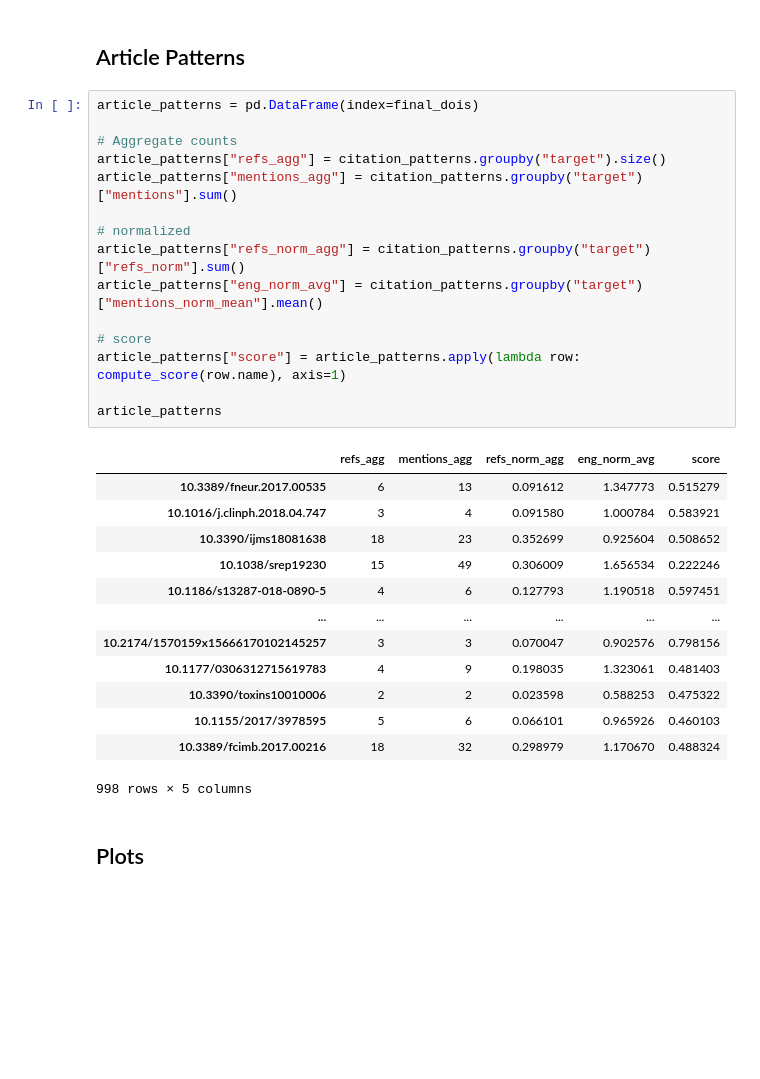
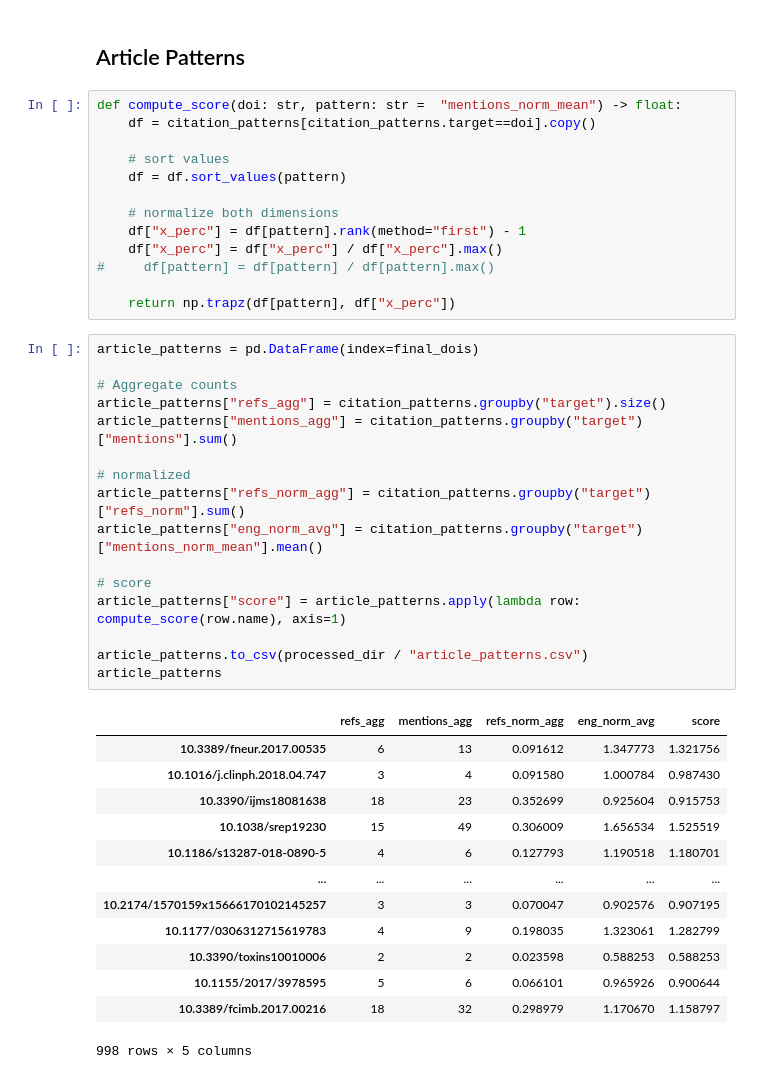
Before and after one commit to Bubblbu/citation-provenance-paper, a Jupyter notebook: notebooks/process_scite.ipynb, the cells around one changed output. Saved outputs shown, nothing was run; the diff lists cells and outputs as text; blank space fills up the shorter version.

```diff
--- a/notebooks/process_scite.ipynb
+++ b/notebooks/process_scite.ipynb
@@ -248,34 +229,46 @@ citation_patterns
 10912 rows × 8 columns
 # %% [markdown]
 ## Article Patterns
+# %%
+def compute_score(doi: str, pattern: str =  "mentions_norm_mean") -> float:
+    df = citation_patterns[citation_patterns.target==doi].copy()
+
+    # sort values
+    df = df.sort_values(pattern)
+
+    # normalize both dimensions
+    df["x_perc"] = df[pattern].rank(method="first") - 1
+    df["x_perc"] = df["x_perc"] / df["x_perc"].max()
+#     df[pattern] = df[pattern] / df[pattern].max()
+
+    return np.trapz(df[pattern], df["x_perc"])
 # %%
 article_patterns = pd.DataFrame(index=final_dois)
 
 # Aggregate counts
 article_patterns["refs_agg"] = citation_patterns.groupby("target").size()
 article_patterns["mentions_agg"] = citation_patterns.groupby("target")["mentions"].sum()
 
 # normalized
 article_patterns["refs_norm_agg"] = citation_patterns.groupby("target")["refs_norm"].sum()
 article_patterns["eng_norm_avg"] = citation_patterns.groupby("target")["mentions_norm_mean"].mean()
 
 # score
 article_patterns["score"] = article_patterns.apply(lambda row: compute_score(row.name), axis=1)
 
+article_patterns.to_csv(processed_dir / "article_patterns.csv")
 article_patterns
 # %% [output]
 |  | refs_agg | mentions_agg | refs_norm_agg | eng_norm_avg | score |
-| 10.3389/fneur.2017.00535 | 6 | 13 | 0.091612 | 1.347773 | 0.515279 |
-| 10.1016/j.clinph.2018.04.747 | 3 | 4 | 0.091580 | 1.000784 | 0.583921 |
-| 10.3390/ijms18081638 | 18 | 23 | 0.352699 | 0.925604 | 0.508652 |
-| 10.1038/srep19230 | 15 | 49 | 0.306009 | 1.656534 | 0.222246 |
-| 10.1186/s13287-018-0890-5 | 4 | 6 | 0.127793 | 1.190518 | 0.597451 |
+| 10.3389/fneur.2017.00535 | 6 | 13 | 0.091612 | 1.347773 | 1.321756 |
+| 10.1016/j.clinph.2018.04.747 | 3 | 4 | 0.091580 | 1.000784 | 0.987430 |
+| 10.3390/ijms18081638 | 18 | 23 | 0.352699 | 0.925604 | 0.915753 |
+| 10.1038/srep19230 | 15 | 49 | 0.306009 | 1.656534 | 1.525519 |
+| 10.1186/s13287-018-0890-5 | 4 | 6 | 0.127793 | 1.190518 | 1.180701 |
 | ... | ... | ... | ... | ... | ... |
-| 10.2174/1570159x15666170102145257 | 3 | 3 | 0.070047 | 0.902576 | 0.798156 |
-| 10.1177/0306312715619783 | 4 | 9 | 0.198035 | 1.323061 | 0.481403 |
-| 10.3390/toxins10010006 | 2 | 2 | 0.023598 | 0.588253 | 0.475322 |
-| 10.1155/2017/3978595 | 5 | 6 | 0.066101 | 0.965926 | 0.460103 |
-| 10.3389/fcimb.2017.00216 | 18 | 32 | 0.298979 | 1.170670 | 0.488324 |
+| 10.2174/1570159x15666170102145257 | 3 | 3 | 0.070047 | 0.902576 | 0.907195 |
+| 10.1177/0306312715619783 | 4 | 9 | 0.198035 | 1.323061 | 1.282799 |
+| 10.3390/toxins10010006 | 2 | 2 | 0.023598 | 0.588253 | 0.588253 |
+| 10.1155/2017/3978595 | 5 | 6 | 0.066101 | 0.965926 | 0.900644 |
+| 10.3389/fcimb.2017.00216 | 18 | 32 | 0.298979 | 1.170670 | 1.158797 |
 998 rows × 5 columns
-# %% [markdown]
-## Plots
```
Also changed, not shown: parts of 25 cells of this notebook, 2 other files.
